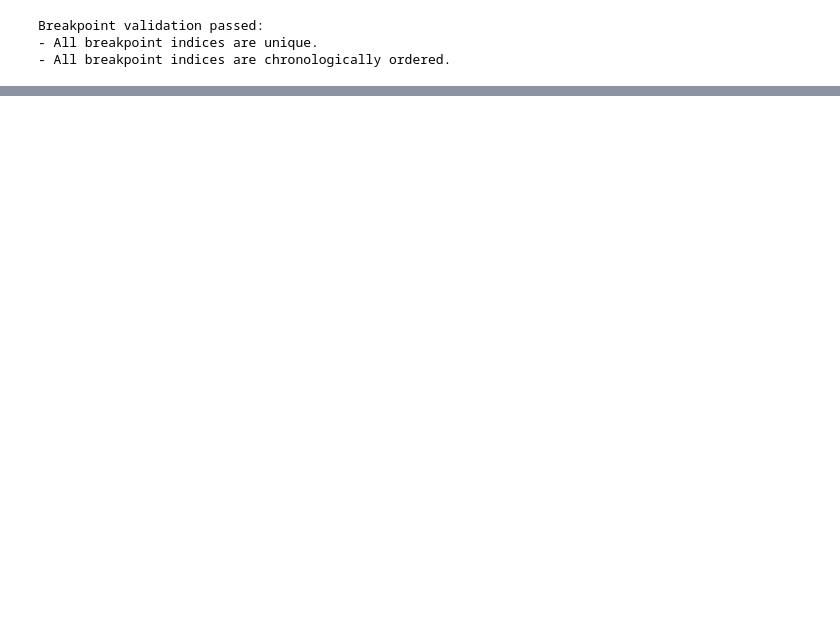
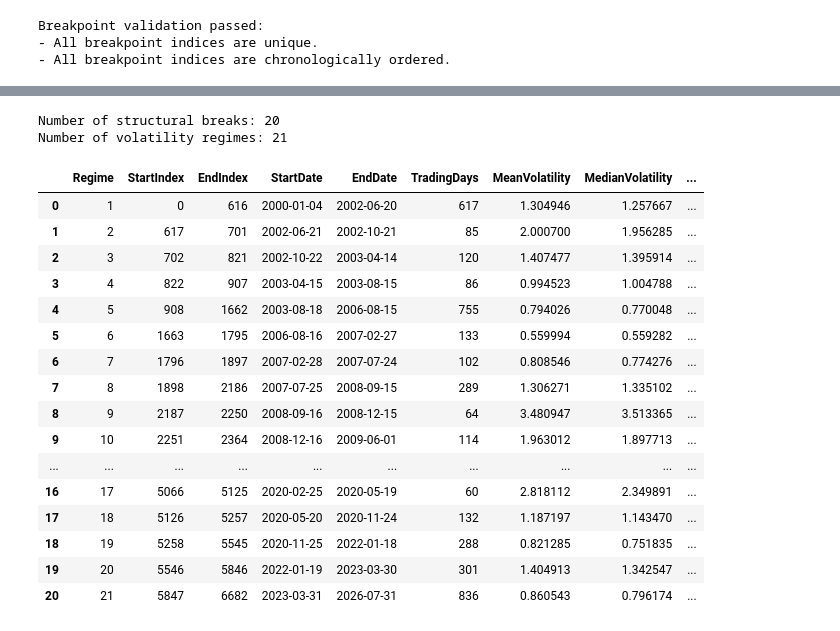
Before and after one commit to fleurclochette/Scientific-Project-SS26-Group-8, a Jupyter notebook: notebooks/03f_egarch_dynamic_panic_threshold.ipynb, the cells around one changed output, grey strips where cells are left out. Drawn from its saved outputs; the diff is of its cells as text; code cells hidden in the pictures; blank space fills up the shorter version.

```diff
--- a/notebooks/03f_egarch_dynamic_panic_threshold.ipynb
+++ b/notebooks/03f_egarch_dynamic_panic_threshold.ipynb
@@ -1269,10 +557,0 @@ Break dates:
-# %%
-real_final_breaks = (
-    bp_real_final
-    .sequential_break_detection(
-        volatility,
-        n_simulations=500,
-        alpha=0.05,
-        random_state=42
-    )
-)
@@ -1315,0 +564,61 @@ volatility model and the resulting structural-break segmentation.
+# %%
+# Construct regime boundaries from the detected structural breaks
+
+final_regime_boundaries = (
+    [0]
+    + real_final_breaks
+    + [len(volatility)]
+)
+
+print("Number of structural breaks:", len(real_final_breaks))
+print("Number of volatility regimes:", len(final_regime_boundaries) - 1)
+# %% [output]
+Number of structural breaks: 20
+Number of volatility regimes: 21
+# %%
+# calculate the statistics for each regime:
+final_regime_results = []
+
+for regime_number in range(len(final_regime_boundaries) - 1):
+
+    start_idx = final_regime_boundaries[regime_number]
+    end_idx = final_regime_boundaries[regime_number + 1]
+
+    regime_volatility = volatility[start_idx:end_idx]
+
+    start_date = volatility_dates.iloc[start_idx]
+    end_date = volatility_dates.iloc[end_idx - 1]
+
+    final_regime_results.append({
+        "Regime": regime_number + 1,
+        "StartIndex": start_idx,
+        "EndIndex": end_idx - 1,
+        "StartDate": start_date,
+        "EndDate": end_date,
+        "TradingDays": end_idx - start_idx,
+        "MeanVolatility": np.mean(regime_volatility),
+        "MedianVolatility": np.median(regime_volatility),
+        "StdVolatility": np.std(regime_volatility)
+    })
+
+final_regime_df = pd.DataFrame(final_regime_results)
+
+display(final_regime_df)
+# %% [output]
+|  | Regime | StartIndex | EndIndex | StartDate | EndDate | TradingDays | MeanVolatility | MedianVolatility | ... |
+| 0 | 1 | 0 | 616 | 2000-01-04 | 2002-06-20 | 617 | 1.304946 | 1.257667 | ... |
+| 1 | 2 | 617 | 701 | 2002-06-21 | 2002-10-21 | 85 | 2.000700 | 1.956285 | ... |
+| 2 | 3 | 702 | 821 | 2002-10-22 | 2003-04-14 | 120 | 1.407477 | 1.395914 | ... |
+| 3 | 4 | 822 | 907 | 2003-04-15 | 2003-08-15 | 86 | 0.994523 | 1.004788 | ... |
+| 4 | 5 | 908 | 1662 | 2003-08-18 | 2006-08-15 | 755 | 0.794026 | 0.770048 | ... |
+| 5 | 6 | 1663 | 1795 | 2006-08-16 | 2007-02-27 | 133 | 0.559994 | 0.559282 | ... |
+| 6 | 7 | 1796 | 1897 | 2007-02-28 | 2007-07-24 | 102 | 0.808546 | 0.774276 | ... |
+| 7 | 8 | 1898 | 2186 | 2007-07-25 | 2008-09-15 | 289 | 1.306271 | 1.335102 | ... |
+| 8 | 9 | 2187 | 2250 | 2008-09-16 | 2008-12-15 | 64 | 3.480947 | 3.513365 | ... |
+| 9 | 10 | 2251 | 2364 | 2008-12-16 | 2009-06-01 | 114 | 1.963012 | 1.897713 | ... |
+| ... | ... | ... | ... | ... | ... | ... | ... | ... | ... |
+| 16 | 17 | 5066 | 5125 | 2020-02-25 | 2020-05-19 | 60 | 2.818112 | 2.349891 | ... |
+| 17 | 18 | 5126 | 5257 | 2020-05-20 | 2020-11-24 | 132 | 1.187197 | 1.143470 | ... |
+| 18 | 19 | 5258 | 5545 | 2020-11-25 | 2022-01-18 | 288 | 0.821285 | 0.751835 | ... |
+| 19 | 20 | 5546 | 5846 | 2022-01-19 | 2023-03-30 | 301 | 1.404913 | 1.342547 | ... |
+| 20 | 21 | 5847 | 6682 | 2023-03-31 | 2026-07-31 | 836 | 0.860543 | 0.796174 | ... |
```
Also changed, not shown: parts of 90 cells of this notebook.
